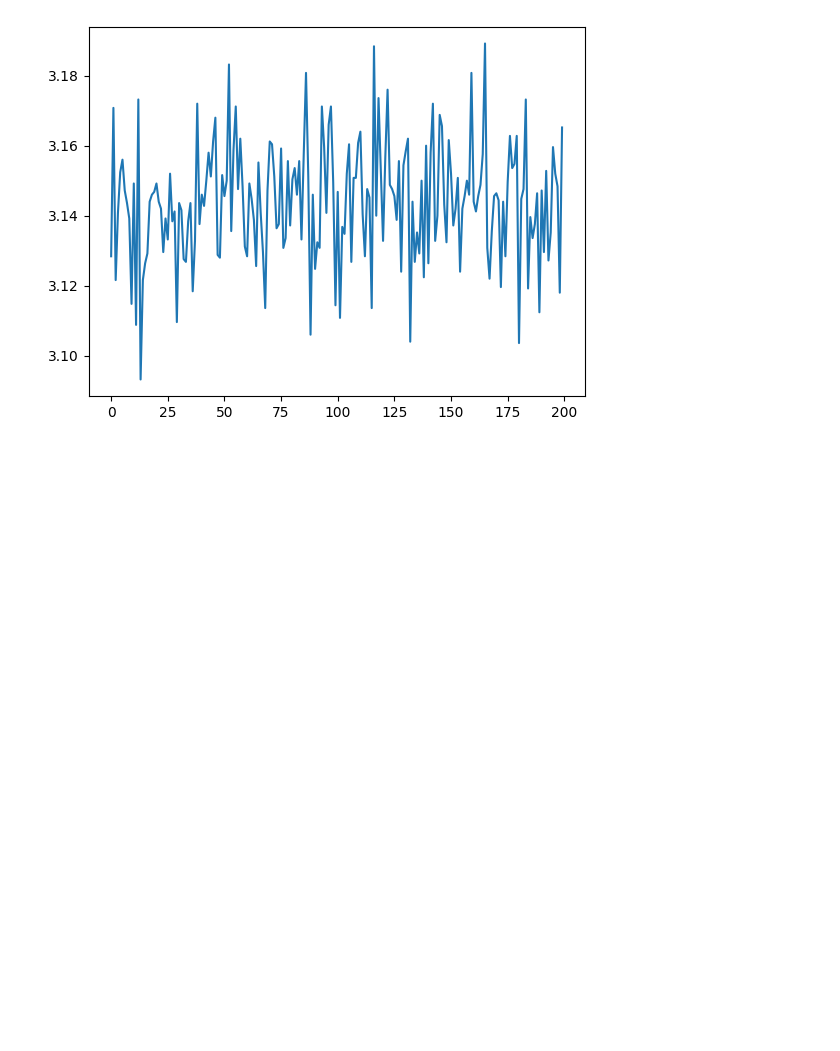
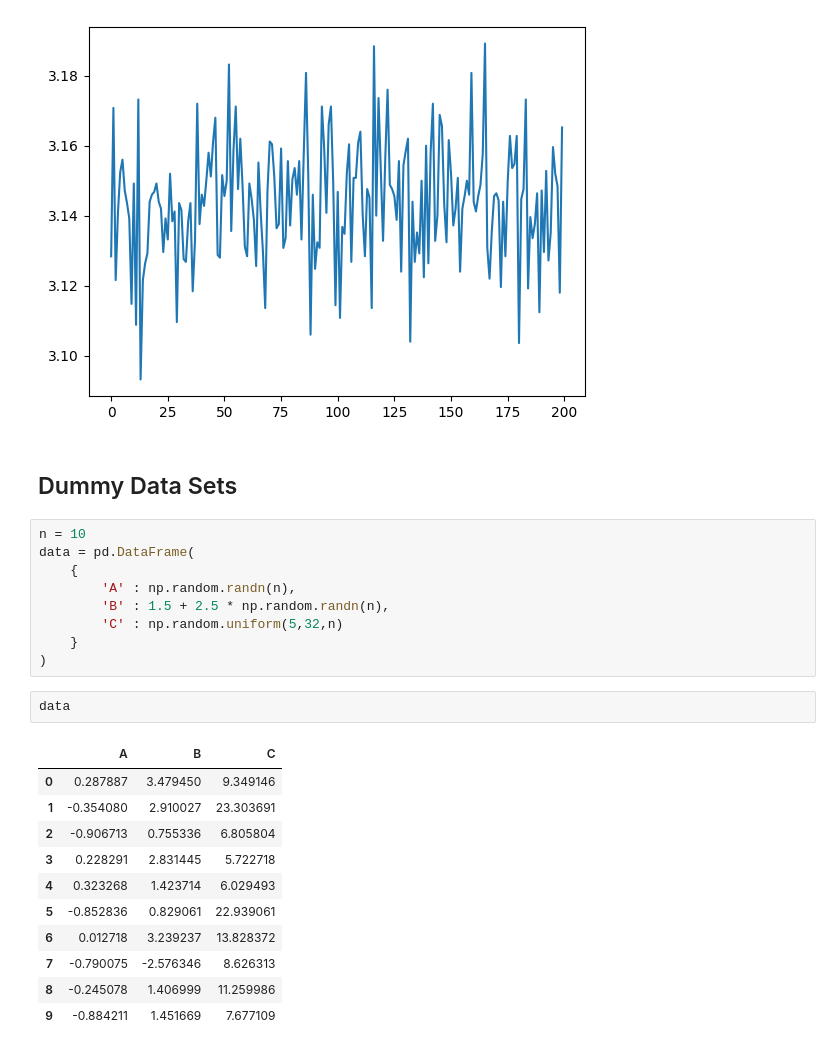
Before and after one commit to oscargbocanegra/learning, a Jupyter notebook: MachineLearning/curso-udemy-machine-learning-data-science-en-python/notebooks/T2-2-DataCleaning-distribucion-de-probabilidad.ipynb, the cells around one changed output. Drawn from its saved outputs; the diff is of its cells as text; blank space fills up the shorter version.

Commit message:
dummy data sets

```diff
--- a/MachineLearning/curso-udemy-machine-learning-data-science-en-python/notebooks/T2-2-DataCleaning-distribucion-de-probabilidad.ipynb
+++ b/MachineLearning/curso-udemy-machine-learning-data-science-en-python/notebooks/T2-2-DataCleaning-distribucion-de-probabilidad.ipynb
@@ -83,3 +84,28 @@ pi_montecarlo(10000, 200)
 3.1439999999999997
 (3.1439999999999997, [<matplotlib.lines.Line2D at 0x...>])
 [figure]
+# %% [markdown]
+## Dummy Data Sets
+# %%
+n = 10
+data = pd.DataFrame(
+    {
+        'A' : np.random.randn(n),
+        'B' : 1.5 + 2.5 * np.random.randn(n),
+        'C' : np.random.uniform(5,32,n)
+    }
+)
+# %%
+data
+# %% [output]
+|  | A | B | C |
+| 0 | 0.287887 | 3.479450 | 9.349146 |
+| 1 | -0.354080 | 2.910027 | 23.303691 |
+| 2 | -0.906713 | 0.755336 | 6.805804 |
+| 3 | 0.228291 | 2.831445 | 5.722718 |
+| 4 | 0.323268 | 1.423714 | 6.029493 |
+| 5 | -0.852836 | 0.829061 | 22.939061 |
+| 6 | 0.012718 | 3.239237 | 13.828372 |
+| 7 | -0.790075 | -2.576346 | 8.626313 |
+| 8 | -0.245078 | 1.406999 | 11.259986 |
+| 9 | -0.884211 | 1.451669 | 7.677109 |
```
Also changed, not shown: parts of 2 cells of this notebook.
